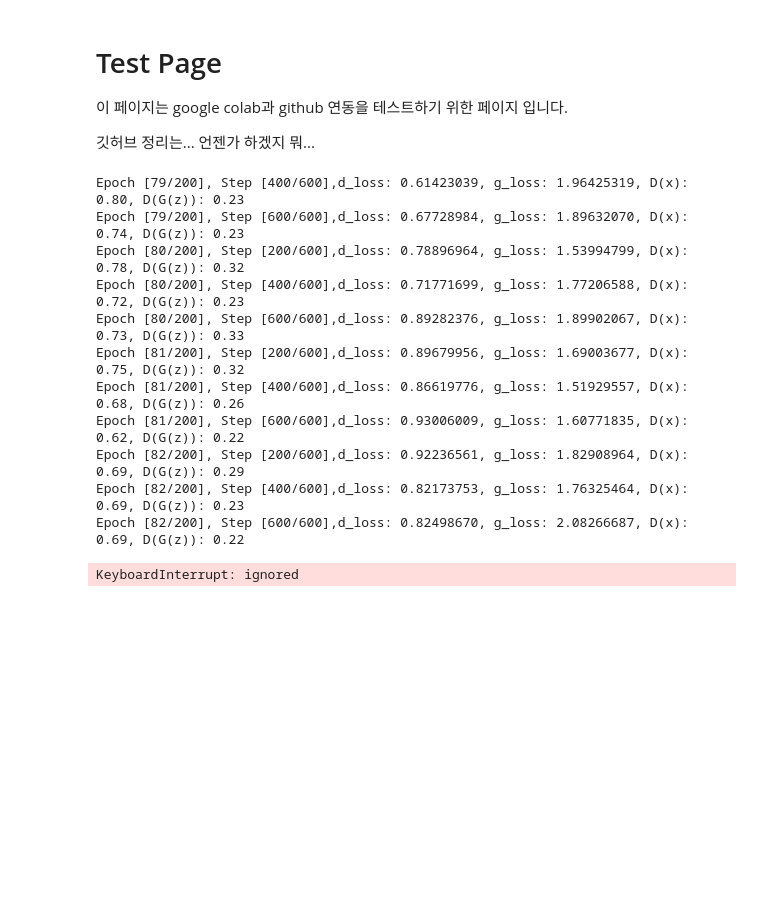
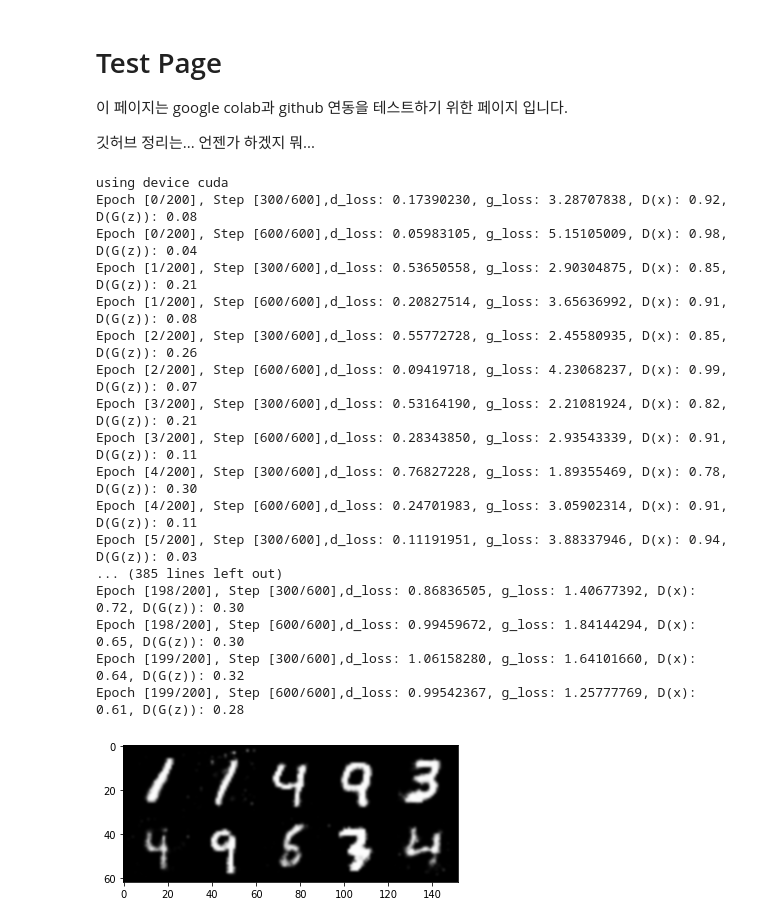
Before and after one commit to choiking10/ML-tutorial, a Jupyter notebook: mnist_GAN.ipynb, the cells around one changed output. Saved outputs shown, nothing was run; the diff lists cells and outputs as text; code cells hidden in the pictures; blank space fills up the shorter version.

```diff
--- a/mnist_GAN.ipynb
+++ b/mnist_GAN.ipynb
@@ -64,7 +64,7 @@ def main():
   image_size = 784
 
   num_epochs = 200
-  batch_size = 300
+  batch_size = 100
   sample_dir = 'samples'
 
   if not os.path.exists(sample_dir):
@@ -122,45 +122,53 @@ def main():
       fake_score = fake_outputs
 
       # loss
       d_loss = d_loss_real + d_loss_fake
 
       # backprop
       reset_grad()
       d_loss.backward()
       d_optimizer.step()
 
       # ---- G ----
       z = rand_z()
       fake_images = G(z)
       outputs = D(fake_images)
       g_loss = criterion(outputs, real_label)
 
       reset_grad()
       g_loss.backward()
       g_optimizer.step()
 
-      if (i + 1) % 200 == 0:
+      if (i + 1) % 300 == 0:
         print(f'Epoch [{epoch}/{num_epochs}], Step [{i+1}/{total_step}],' +
         f'd_loss: {d_loss:.8f}, g_loss: {g_loss:.8f}, ' +
         f'D(x): {real_score.mean():.2f}, D(G(z)): {fake_score.mean():.2f}')
     if (epoch + 1) % 10 == 0:
       save_image(grid_image(fake_images.view(batch_size, 1, 28, 28)),
-                  os.path.join(sample_dir, f'real_images_{epoch:03d}.png'))
-      # show_image(fake_images.view(batch_size, 1, 28, 28))
+                  os.path.join(sample_dir, f'real_images_{epoch+1:03d}.png'))
+
+    if (epoch + 1) % 50 == 0:
+      show_image(fake_images.view(batch_size, 1, 28, 28))
 
 
 
 main()
 # %% [output]
-Epoch [79/200], Step [400/600],d_loss: 0.61423039, g_loss: 1.96425319, D(x): 0.80, D(G(z)): 0.23
-Epoch [79/200], Step [600/600],d_loss: 0.67728984, g_loss: 1.89632070, D(x): 0.74, D(G(z)): 0.23
-Epoch [80/200], Step [200/600],d_loss: 0.78896964, g_loss: 1.53994799, D(x): 0.78, D(G(z)): 0.32
-Epoch [80/200], Step [400/600],d_loss: 0.71771699, g_loss: 1.77206588, D(x): 0.72, D(G(z)): 0.23
-Epoch [80/200], Step [600/600],d_loss: 0.89282376, g_loss: 1.89902067, D(x): 0.73, D(G(z)): 0.33
-Epoch [81/200], Step [200/600],d_loss: 0.89679956, g_loss: 1.69003677, D(x): 0.75, D(G(z)): 0.32
-Epoch [81/200], Step [400/600],d_loss: 0.86619776, g_loss: 1.51929557, D(x): 0.68, D(G(z)): 0.26
-Epoch [81/200], Step [600/600],d_loss: 0.93006009, g_loss: 1.60771835, D(x): 0.62, D(G(z)): 0.22
-Epoch [82/200], Step [200/600],d_loss: 0.92236561, g_loss: 1.82908964, D(x): 0.69, D(G(z)): 0.29
-Epoch [82/200], Step [400/600],d_loss: 0.82173753, g_loss: 1.76325464, D(x): 0.69, D(G(z)): 0.23
-Epoch [82/200], Step [600/600],d_loss: 0.82498670, g_loss: 2.08266687, D(x): 0.69, D(G(z)): 0.22
+using device cuda
+Epoch [0/200], Step [300/600],d_loss: 0.17390230, g_loss: 3.28707838, D(x): 0.92, D(G(z)): 0.08
+Epoch [0/200], Step [600/600],d_loss: 0.05983105, g_loss: 5.15105009, D(x): 0.98, D(G(z)): 0.04
+Epoch [1/200], Step [300/600],d_loss: 0.53650558, g_loss: 2.90304875, D(x): 0.85, D(G(z)): 0.21
+Epoch [1/200], Step [600/600],d_loss: 0.20827514, g_loss: 3.65636992, D(x): 0.91, D(G(z)): 0.08
+Epoch [2/200], Step [300/600],d_loss: 0.55772728, g_loss: 2.45580935, D(x): 0.85, D(G(z)): 0.26
+Epoch [2/200], Step [600/600],d_loss: 0.09419718, g_loss: 4.23068237, D(x): 0.99, D(G(z)): 0.07
+Epoch [3/200], Step [300/600],d_loss: 0.53164190, g_loss: 2.21081924, D(x): 0.82, D(G(z)): 0.21
+Epoch [3/200], Step [600/600],d_loss: 0.28343850, g_loss: 2.93543339, D(x): 0.91, D(G(z)): 0.11
+Epoch [4/200], Step [300/600],d_loss: 0.76827228, g_loss: 1.89355469, D(x): 0.78, D(G(z)): 0.30
+Epoch [4/200], Step [600/600],d_loss: 0.24701983, g_loss: 3.05902314, D(x): 0.91, D(G(z)): 0.11
+Epoch [5/200], Step [300/600],d_loss: 0.11191951, g_loss: 3.88337946, D(x): 0.94, D(G(z)): 0.03
+... (385 lines left out)
+Epoch [198/200], Step [300/600],d_loss: 0.86836505, g_loss: 1.40677392, D(x): 0.72, D(G(z)): 0.30
+Epoch [198/200], Step [600/600],d_loss: 0.99459672, g_loss: 1.84144294, D(x): 0.65, D(G(z)): 0.30
+Epoch [199/200], Step [300/600],d_loss: 1.06158280, g_loss: 1.64101660, D(x): 0.64, D(G(z)): 0.32
+Epoch [199/200], Step [600/600],d_loss: 0.99542367, g_loss: 1.25777769, D(x): 0.61, D(G(z)): 0.28
-KeyboardInterrupt: ignored
+[figure, added]
```
